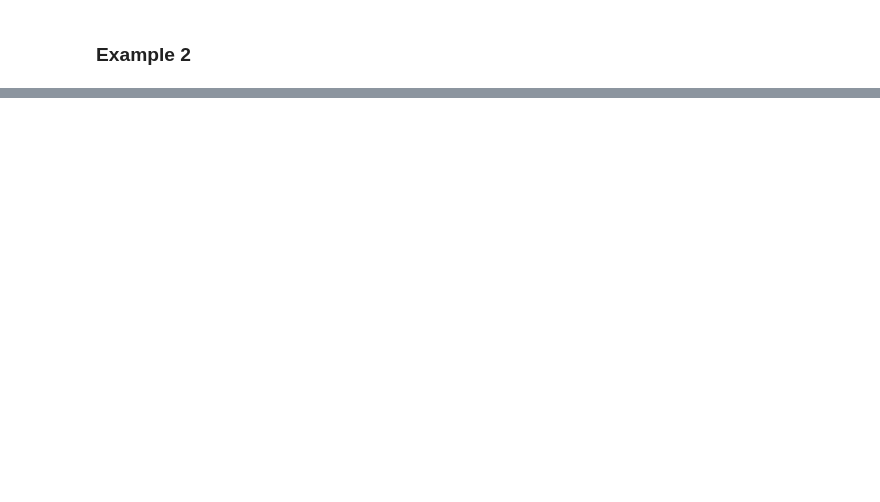
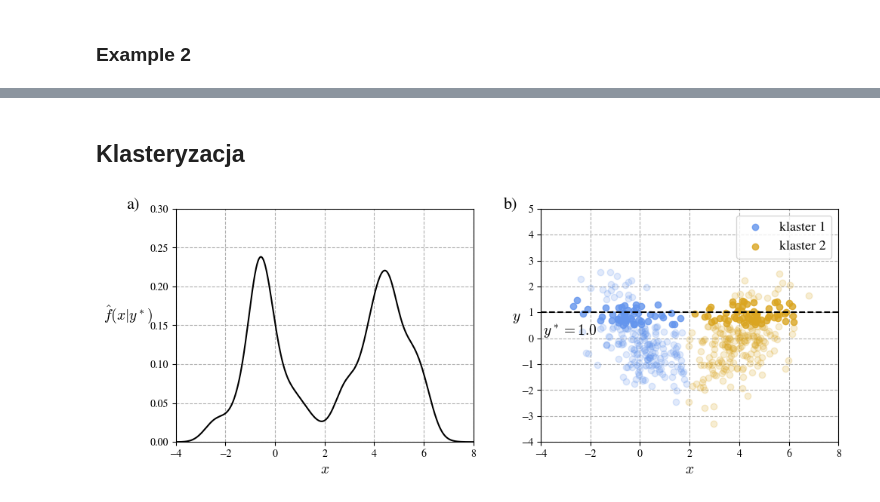
Before and after one commit to krystianfranus/kde-learn, a Jupyter notebook: notebooks/PhD_notes_ckde.ipynb, the cells around one changed output, grey strips where cells are left out. Cells and saved outputs as stored; diff of their text form; code cells hidden in the pictures; blank space fills up the shorter version.

```diff
--- a/notebooks/PhD_notes_ckde.ipynb
+++ b/notebooks/PhD_notes_ckde.ipynb
@@ -732,0 +751,77 @@ plt.show()
+# %% [markdown]
+## Klasteryzacja
+# %%
+# Data
+np.random.seed(0)
+
+m_train = 500
+n_x, n_y = 1, 1
+
+mean1 = [0, 0]
+cov1 = [[1, -0.5],
+        [-0.5, 1]]
+mean2 = [4, 0]
+cov2 = [[1, 0.5],
+        [0.5, 1]]
+
+z_train1 = np.random.multivariate_normal(mean1, cov1, m_train // 2)
+x_train1 = z_train1[:, [0]]
+y_train1 = z_train1[:, [1]]
+
+z_train2 = np.random.multivariate_normal(mean2, cov2, m_train // 2)
+x_train2 = z_train2[:, [0]]
+y_train2 = z_train2[:, [1]]
+
+x_train = np.concatenate((x_train1, x_train2), axis=0)
+y_train = np.concatenate((y_train1, y_train2), axis=0)
+
+
+y_star = np.array([1.0])
+# x_test = x_train[(y_train[:, 0] > y_star[0] - 0.5) & (y_train[:, 0] < y_star[0] + 0.5)]
+# y_test = y_train[(y_train[:, 0] > y_star[0] - 0.5) & (y_train[:, 0] < y_star[0] + 0.5)]
+
+x_grid = np.linspace(-4, 8, 1000)[:, None]
+
+# Clustering
+ckde_clustering = CKDEClustering().fit(x_train, y_train, y_star)
+labels_pred = ckde_clustering.predict(x_train)
+
+ckde = CKDE().fit(x_train, y_train, y_star)
+scores = ckde.pdf(x_grid)
+
+# Plots
+fig, axs = plt.subplots(1, 2, figsize=(10, 4), dpi=100)
+
+axs[0].plot(x_grid, scores, c="k")
+axs[0].text(-6, 0.3, "a)", fontsize=16)
+axs[0].yaxis.set_label_coords(-0.16, 0.15)
+axs[0].set_xlim(-4, 8)
+axs[0].set_ylim(0, 0.3)
+axs[0].set_xlabel("$x$", fontsize=14)
+axs[0].set_ylabel("$\hat{f}(x | y^*)$", rotation=0, fontsize=14)
+axs[0].grid(linestyle="--")
+
+cond = (labels_pred==0) & (y_train[:, 0] > y_star[0] - 0.5) & (y_train[:, 0] < y_star[0] + 0.5)
+axs[1].scatter(x_train[cond, 0], y_train[cond, 0], c="cornflowerblue", alpha=0.8, zorder=2, label="klaster 1")
+cond = (labels_pred==0) & ((y_train[:, 0] <= y_star[0] - 0.5) | (y_train[:, 0] >= y_star[0] + 0.5))
+axs[1].scatter(x_train[cond, 0], y_train[cond, 0], c="cornflowerblue", alpha=0.2, zorder=2)
+cond = (labels_pred==1) & (y_train[:, 0] > y_star[0] - 0.5) & (y_train[:, 0] < y_star[0] + 0.5)
+axs[1].scatter(x_train[cond, 0], y_train[cond, 0], c="goldenrod", alpha=0.8, zorder=2, label="klaster 2")
+cond = (labels_pred==1) & ((y_train[:, 0] <= y_star[0] - 0.5) | (y_train[:, 0] >= y_star[0] + 0.5))
+axs[1].scatter(x_train[cond, 0], y_train[cond, 0], c="goldenrod", alpha=0.2, zorder=2)
+axs[1].text(-5.5, 5, "b)", fontsize=16)
+axs[1].hlines(y_star[0], -4, 8, linestyle="--", color="k")
+axs[1].text(-3.9, 0.14, f"$y^*={y_star[0]}$", fontsize=14)
+
+axs[1].legend(fontsize=13)
+axs[1].set_xlim(-4, 8)
+axs[1].set_ylim(-4, 5)
+axs[1].set_xlabel("$x$", fontsize=14)
+axs[1].set_ylabel("$y$", rotation=0, fontsize=14)
+axs[1].grid(linestyle="--")
+
+plt.tight_layout(w_pad=3)
+# plt.savefig("clustering_example2.pdf", format="pdf", bbox_inches="tight")
+plt.show()
+# %% [output]
+[figure, added]
```
Also changed, not shown: parts of 3 cells of this notebook, 32 other files.
